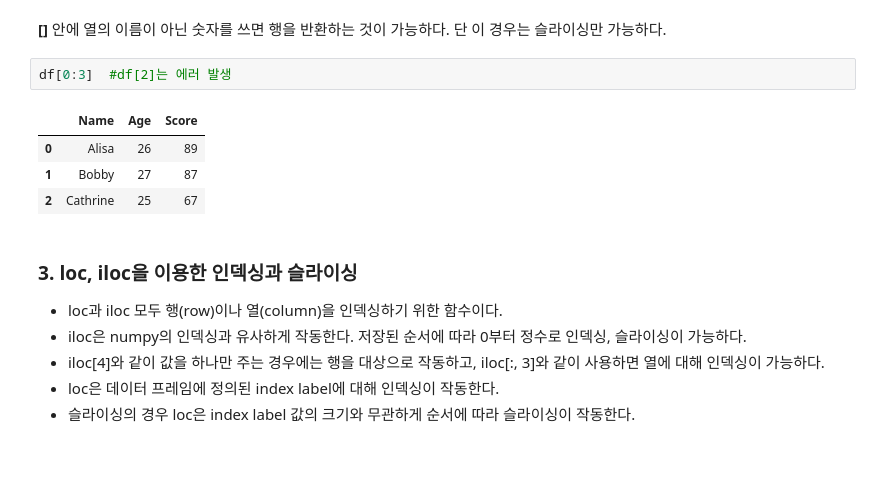
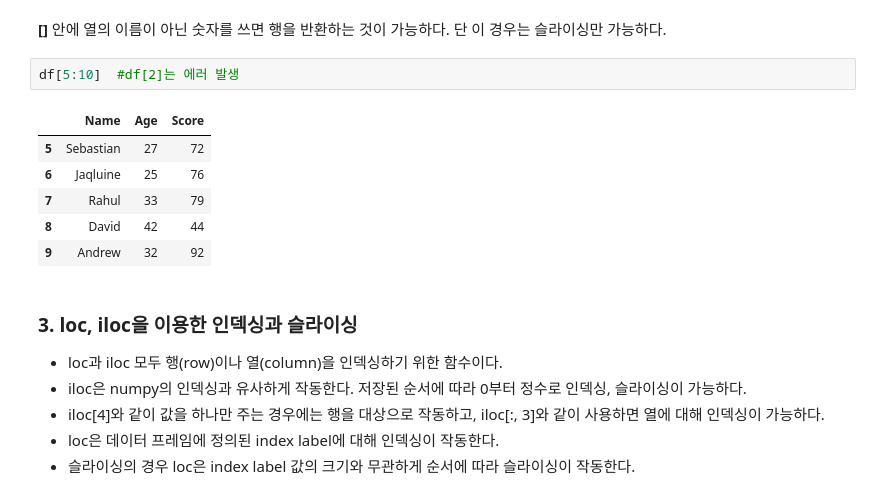
Before and after one commit to supark1227/DataAnalysis, a Jupyter notebook: 05_PandasBasic.ipynb, the cells around one changed output. Cells and saved outputs as stored; diff of their text form; blank space fills up the shorter version.

```diff
--- a/05_PandasBasic.ipynb
+++ b/05_PandasBasic.ipynb
@@ -271,12 +381,14 @@ pandas.core.frame.DataFrame
 # %% [markdown]
 **[]** 안에 열의 이름이 아닌 숫자를 쓰면 행을 반환하는 것이 가능하다. 단 이 경우는 슬라이싱만 가능하다.
 # %%
-df[0:3]  #df[2]는 에러 발생
+df[5:10]  #df[2]는 에러 발생
 # %% [output]
 |  | Name | Age | Score |
-| 0 | Alisa | 26 | 89 |
-| 1 | Bobby | 27 | 87 |
-| 2 | Cathrine | 25 | 67 |
+| 5 | Sebastian | 27 | 72 |
+| 6 | Jaqluine | 25 | 76 |
+| 7 | Rahul | 33 | 79 |
+| 8 | David | 42 | 44 |
+| 9 | Andrew | 32 | 92 |
 # %% [markdown]
 ### 3. loc, iloc을 이용한 인덱싱과 슬라이싱
 - loc과 iloc 모두 행(row)이나 열(column)을 인덱싱하기 위한 함수이다.<br>
```
Also changed, not shown: parts of 48 cells of this notebook, 7 other files.
